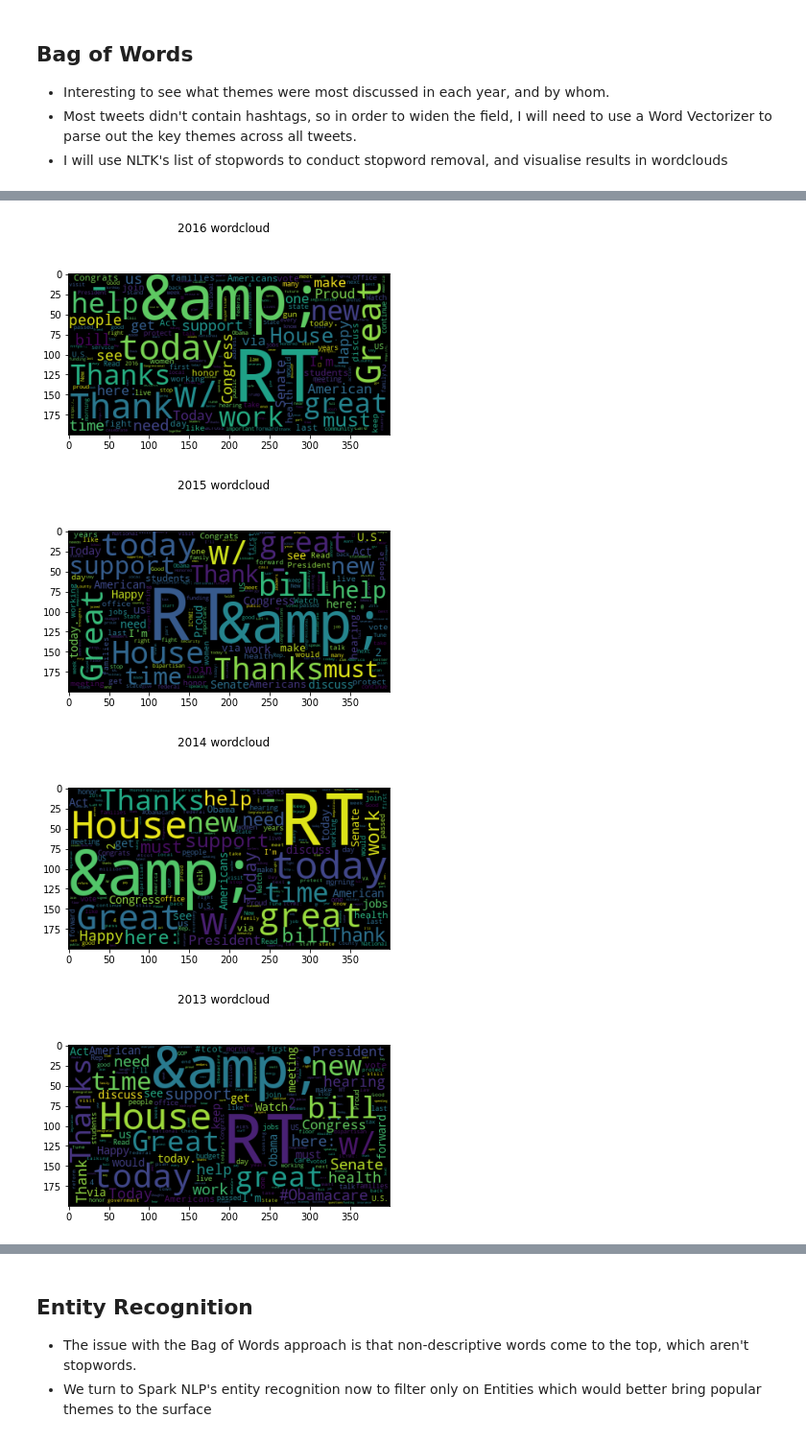
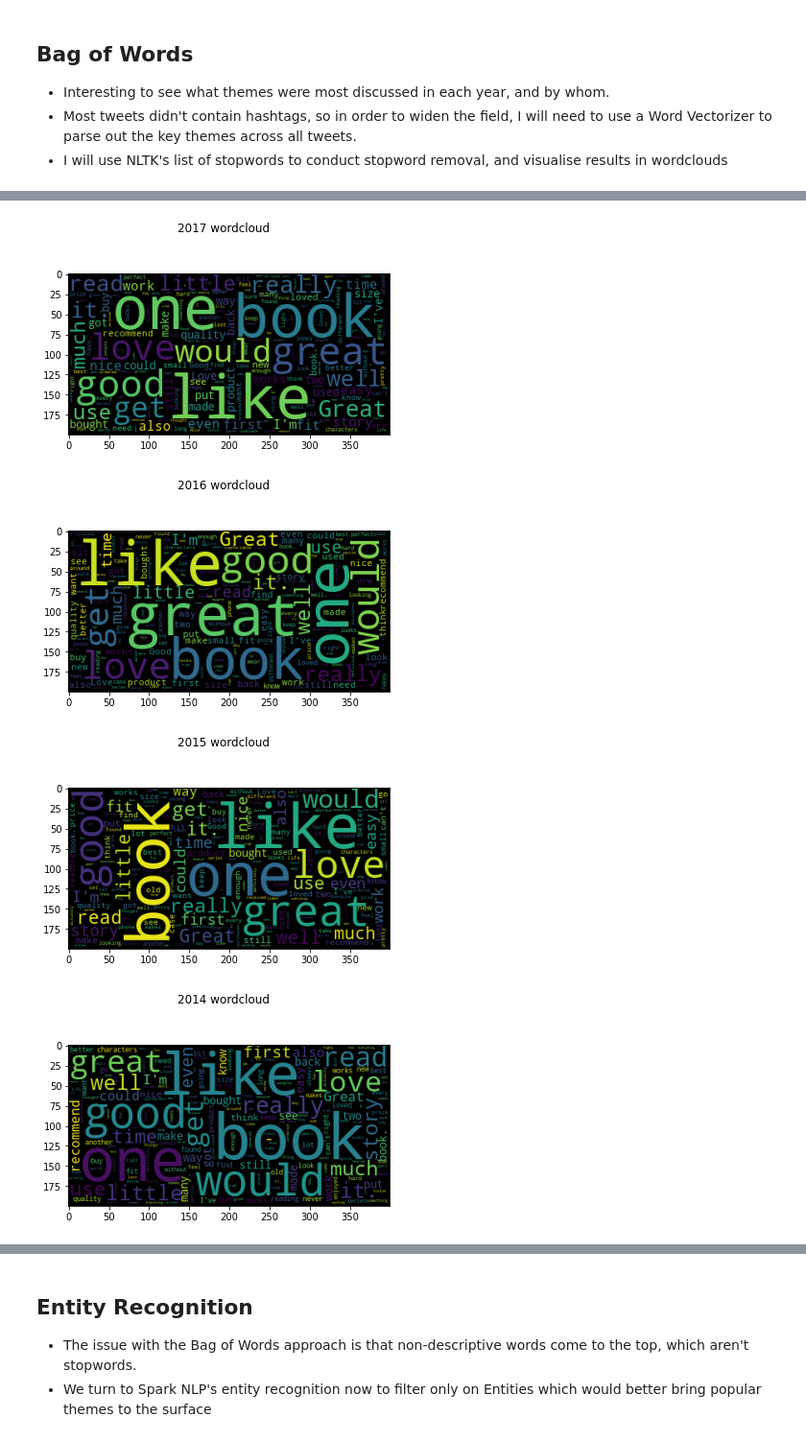
Before and after one commit to idenc/SENG-550-Amazon, a Jupyter notebook: Amazon Analysis.ipynb, the cells around one changed output, grey strips where cells are left out. Shown at 96% size. Saved outputs shown, nothing was run; the diff lists cells and outputs as text; code cells hidden in the pictures.

```diff
--- a/Amazon Analysis.ipynb
+++ b/Amazon Analysis.ipynb
@@ -21,7 +21,7 @@ spark = SparkSession.builder \
     .master("local[4]")\
     .config("spark.driver.memory","4G")\
     .config("spark.driver.maxResultSize", "2G") \
-    .config("spark.jars.packages", "com.johnsnowlabs.nlp:spark-nlp_2.11:2.4.5")\
+    .config("spark.jars.packages", "com.johnsnowlabs.nlp:spark-nlp_2.11:2.6.3")\
     .config("spark.kryoserializer.buffer.max", "1G")\
     .getOrCreate()
 from sparknlp.pretrained import PretrainedPipeline
@@ -79,3 +93,5 @@ root
+# %%
+reviews = reviews.filter(reviews.reviewText.isNotNull())
 # %% [markdown]
 reviews.createOrReplaceTempView('reviews'): Creates a new temporary view using a SparkDataFrame in the Spark Session. If a temporary view with the same name already exists, replaces it.
 # %%
@@ -239,8 +222,8 @@ only showing top 20 rows
 - Most tweets didn't contain hashtags, so in order to widen the field, I will need to use a Word Vectorizer to parse out the key themes across all tweets.
 - I will use NLTK's list of stopwords to conduct stopword removal, and visualise results in wordclouds
 # %%
+sw = stopwords.words("english")
 def remove_stopwords(x):
-    sw = stopwords.words("english")
     string = ''
     for x in x.split(' '):
         if x.lower() not in sw:
@@ -249,6 +232,9 @@ def remove_stopwords(x):
             pass
     return string
 
+# UDF = user defined function
 nosw = udf(remove_stopwords)
+# Register UDF with Spark
 spark.udf.register("nosw", nosw)
-tweets = tweets.withColumn('text_nosw',nosw('text'))
+# Creates a new column in reviews which contains the review with no stop words
+reviews = reviews.withColumn('text_nosw', nosw('reviewText'))
@@ -267,32 +269,32 @@ def corpus_creator(text_col):
                     .reduceByKey(lambda x, y: x+y ) \
                     .sortBy(lambda x: x[1], ascending=False) \
                     .toDF() \
-                    .withColumnRenamed('_1','text') \
+                    .withColumnRenamed('_1','reviewText') \
                     .withColumnRenamed('_2','count')
     return corpus
 
-def annual_tweets(year):
-    annual_tweets = tweets.select('text_nosw') \
-                        .filter('YEAR(FROM_UNIXTIME(created_at))=={}'.format(year)) \
-                        .withColumnRenamed('text_nosw','text')
-    return annual_tweets
+def annual_reviews(year):
+    annual_reviews = reviews.select('text_nosw') \
+                        .filter('YEAR(FROM_UNIXTIME(unixReviewTime))=={}'.format(year)) \
+                        .withColumnRenamed('text_nosw','reviewText')
+    return annual_reviews
 
 def wordcloud(corpus_sdf):
     corpus_pdf = corpus_sdf.limit(500).toPandas()
 
     corpus_dict = {}
     for index, row in corpus_pdf.iterrows():
-        corpus_dict[row['text']] = row['count']
+        corpus_dict[row['reviewText']] = row['count']
 
     wordcloud = WordCloud().generate_from_frequencies(corpus_dict)
     plt.imshow(wordcloud);
 
 
-years_list = [2017,2016,2015,2014,2013,2012]
+years_list = [2018,2017,2016,2015,2014,2013,2012]
 
 annual_corpora = {}
 for year in years_list:
-    annual_corpora[str(year)] = corpus_creator(annual_tweets(year))
+    annual_corpora[str(year)] = corpus_creator(annual_reviews(year))
 
 for key,value in annual_corpora.items():
     fig, ax = plt.subplots()
@@ -303,4 +305,4 @@ for key,value in annual_corpora.items():
-[figure, old version]
+[figure, new version]
-[figure, old version]
+[figure, new version]
-[figure, old version]
+[figure, new version]
-[figure, old version]
+[figure, new version]
```
Also changed, not shown: parts of 25 cells of this notebook.
